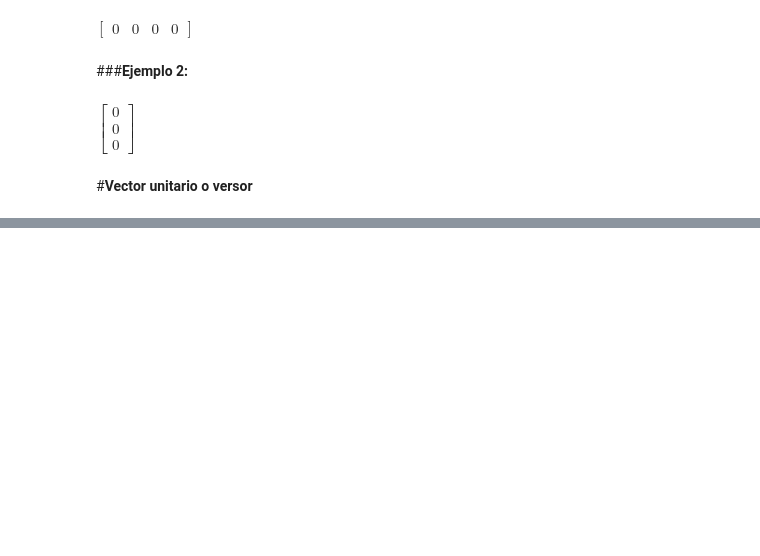
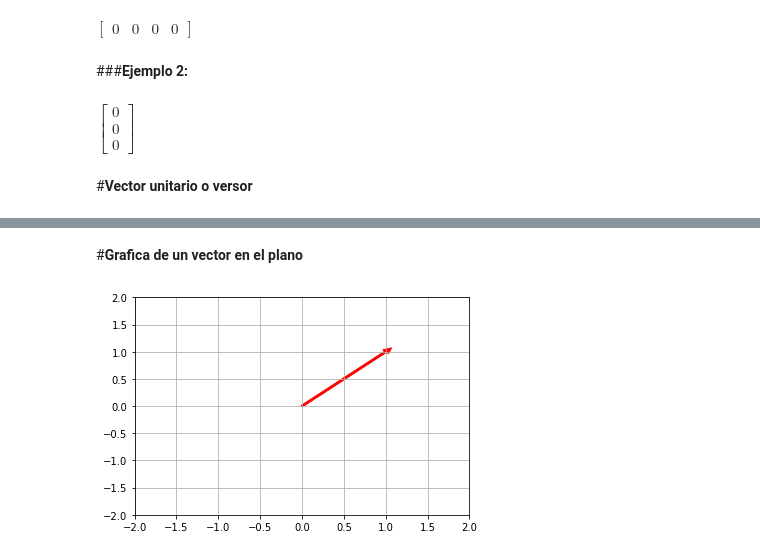
Before and after one commit to Santiago44mendez/ALGEBRA-LINEAL-CON-PYTHON, a Jupyter notebook: Álgebra_lineal_con_Python_Vectores,_operaciones_con_vectores,_rectas_y_planos_en_el_espacio.ipynb, the cells around one changed output, grey strips where cells are left out. Cells and saved outputs as stored; diff of their text form; code cells hidden in the pictures; blank space fills up the shorter version.

```diff
--- a/Álgebra_lineal_con_Python_Vectores,_operaciones_con_vectores,_rectas_y_planos_en_el_espacio.ipynb
+++ b/Álgebra_lineal_con_Python_Vectores,_operaciones_con_vectores,_rectas_y_planos_en_el_espacio.ipynb
@@ -323,0 +355,27 @@ $\displaystyle \left[\begin{matrix}0\\0\\0\end{matrix}\right]$
+# %% [markdown]
+#**Grafica de un vector en el plano**
+# %%
+import numpy as np
+import matplotlib.pyplot as plt
+
+# Se define el vector
+v = np.array([1,1])
+
+# Construimos el plano
+plano = plt.axes()
+
+
+# Realiza la gráfica
+plano.arrow(0,0,v[0],v[1],width=0.03,head_width=0.1,head_length=0.1, color = "r")
+
+# Controla los limites del eje x y y
+plt.xlim(-2,2)
+plt.ylim(-2,2)
+
+#construye la cuadrícula
+plt.grid()
+
+# Muestra la gráfica
+plt.show()
+# %% [output]
+[figure, added]
```
Also changed, not shown: parts of 20 cells of this notebook.
